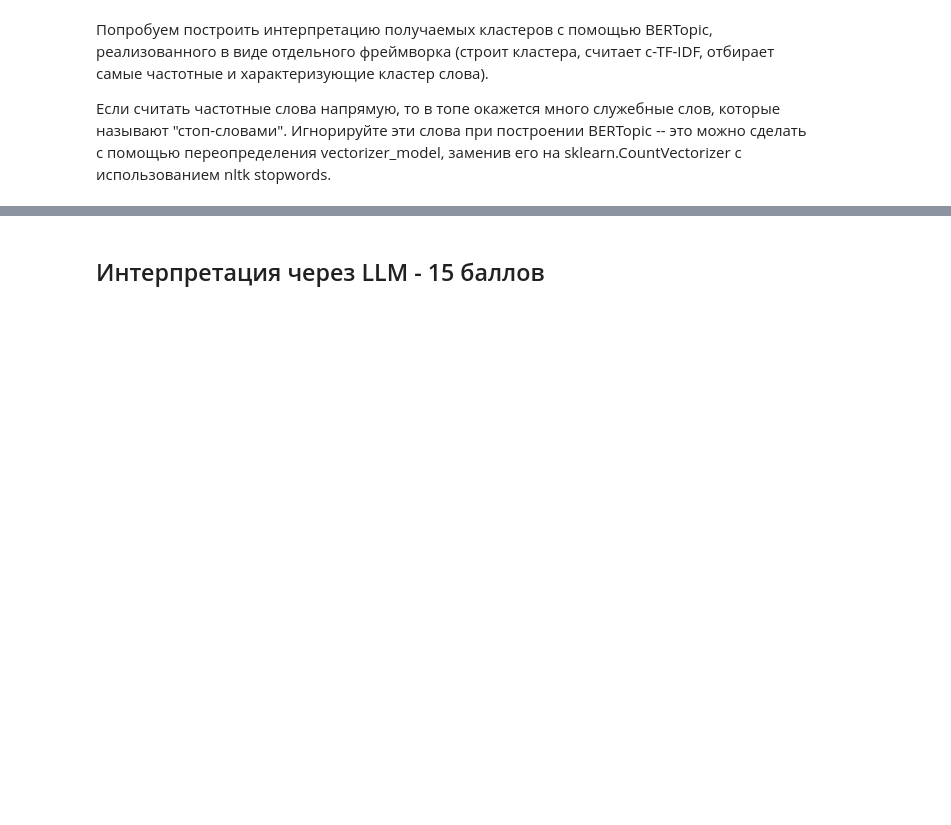
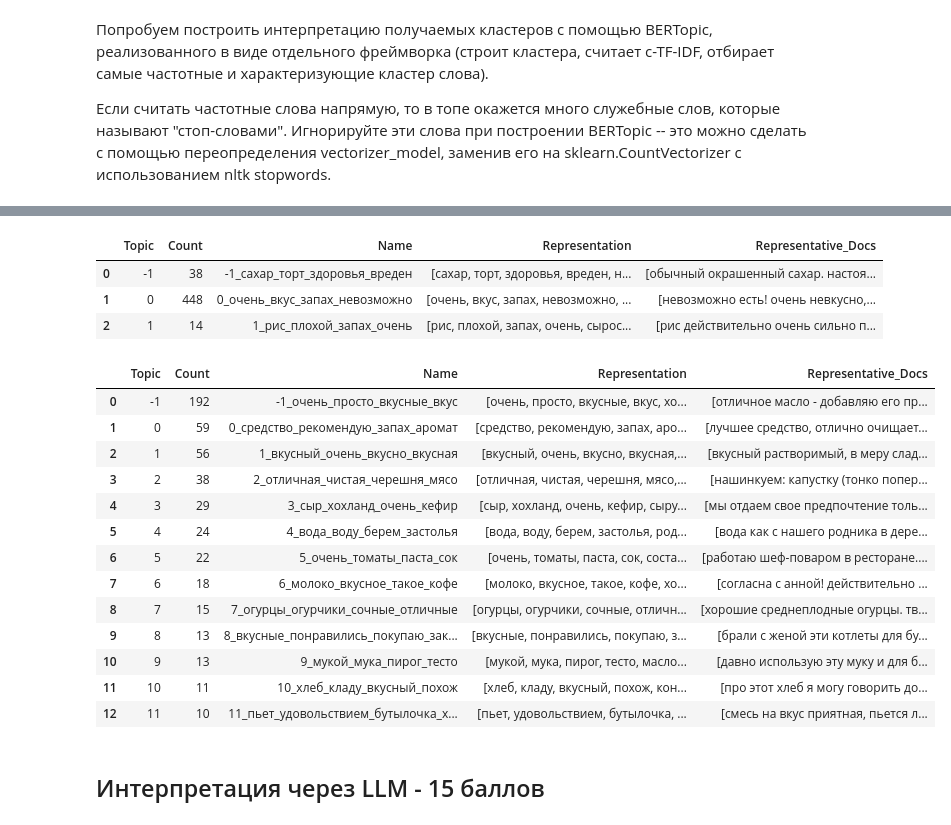
Before and after one commit to egor-kuzin/text-clusterization, a Jupyter notebook: LLMpro_hw3_Kuzin_Egor.ipynb, the cells around one changed output, grey strips where cells are left out. Saved outputs shown, nothing was run; the diff lists cells and outputs as text; code cells hidden in the pictures; blank space fills up the shorter version.

```diff
--- a/LLMpro_hw3_Kuzin_Egor.ipynb
+++ b/LLMpro_hw3_Kuzin_Egor.ipynb
@@ -395,0 +470,33 @@ df_topics.head()
+# %%
+# ---- Ваш код здесь ----
+print(
+    "вычисляем топики в каждом кластере, визуализируем / выводим для каждого кластера топовые слова"
+)
+
+
+def rsc_cluster(
+    texts: list[str] | NDArray,
+    embs: NDArray,
+) -> pd.DataFrame:
+    topic_model = BERTopic(
+        embedding_model=embedding_model,
+        vectorizer_model=vectorizer_model,
+        language="russian",
+        calculate_probabilities=True,
+        verbose=False
+    )
+    topics, probs = topic_model.fit_transform(texts, embs)
+    df_topics = topic_model.get_topic_info()
+    display(topic_model.visualize_barchart())
+    return df_topics
+
+
+df_topics_1 = rsc_cluster(
+    np.array(texts)[true_labels == 0], embs_frida[true_labels == 0]
+)
+
+df_topics_5 = rsc_cluster(
+    np.array(texts)[true_labels == 1], embs_frida[true_labels == 1]
+)
+
+# ---- Конец кода ----
@@ -396,3 +562,27 @@ df_topics.head()
+# %%
+df_topics_1
+# %% [output]
+|  | Topic | Count | Name | Representation | Representative_Docs |
+| 0 | -1 | 38 | -1_сахар_торт_здоровья_вреден | [сахар, торт, здоровья, вреден, н... | [обычный окрашенный сахар. настоя... |
+| 1 | 0 | 448 | 0_очень_вкус_запах_невозможно | [очень, вкус, запах, невозможно, ... | [невозможно есть! очень невкусно,... |
+| 2 | 1 | 14 | 1_рис_плохой_запах_очень | [рис, плохой, запах, очень, сырос... | [рис действительно очень сильно п... |
+# %%
+df_topics_5
+# %% [output]
+|  | Topic | Count | Name | Representation | Representative_Docs |
+| 0 | -1 | 192 | -1_очень_просто_вкусные_вкус | [очень, просто, вкусные, вкус, хо... | [отличное масло - добавляю его пр... |
+| 1 | 0 | 59 | 0_средство_рекомендую_запах_аромат | [средство, рекомендую, запах, аро... | [лучшее средство, отлично очищает... |
+| 2 | 1 | 56 | 1_вкусный_очень_вкусно_вкусная | [вкусный, очень, вкусно, вкусная,... | [вкусный растворимый, в меру слад... |
+| 3 | 2 | 38 | 2_отличная_чистая_черешня_мясо | [отличная, чистая, черешня, мясо,... | [нашинкуем: капустку (тонко попер... |
+| 4 | 3 | 29 | 3_сыр_хохланд_очень_кефир | [сыр, хохланд, очень, кефир, сыру... | [мы отдаем свое предпочтение толь... |
+| 5 | 4 | 24 | 4_вода_воду_берем_застолья | [вода, воду, берем, застолья, род... | [вода как с нашего родника в дере... |
+| 6 | 5 | 22 | 5_очень_томаты_паста_сок | [очень, томаты, паста, сок, соста... | [работаю шеф-поваром в ресторане.... |
+| 7 | 6 | 18 | 6_молоко_вкусное_такое_кофе | [молоко, вкусное, такое, кофе, хо... | [согласна с анной! действительно ... |
+| 8 | 7 | 15 | 7_огурцы_огурчики_сочные_отличные | [огурцы, огурчики, сочные, отличн... | [хорошие среднеплодные огурцы. тв... |
+| 9 | 8 | 13 | 8_вкусные_понравились_покупаю_зак... | [вкусные, понравились, покупаю, з... | [брали с женой эти котлеты для бу... |
+| 10 | 9 | 13 | 9_мукой_мука_пирог_тесто | [мукой, мука, пирог, тесто, масло... | [давно использую эту муку и для б... |
+| 11 | 10 | 11 | 10_хлеб_кладу_вкусный_похож | [хлеб, кладу, вкусный, похож, кон... | [про этот хлеб я могу говорить до... |
+| 12 | 11 | 10 | 11_пьет_удовольствием_бутылочка_х... | [пьет, удовольствием, бутылочка, ... | [смесь на вкус приятная, пьется л... |
 # %% [markdown]
 ## Интерпретация через LLM - 15 баллов
 # %% [markdown]
```
Also changed, not shown: parts of 19 cells of this notebook.
